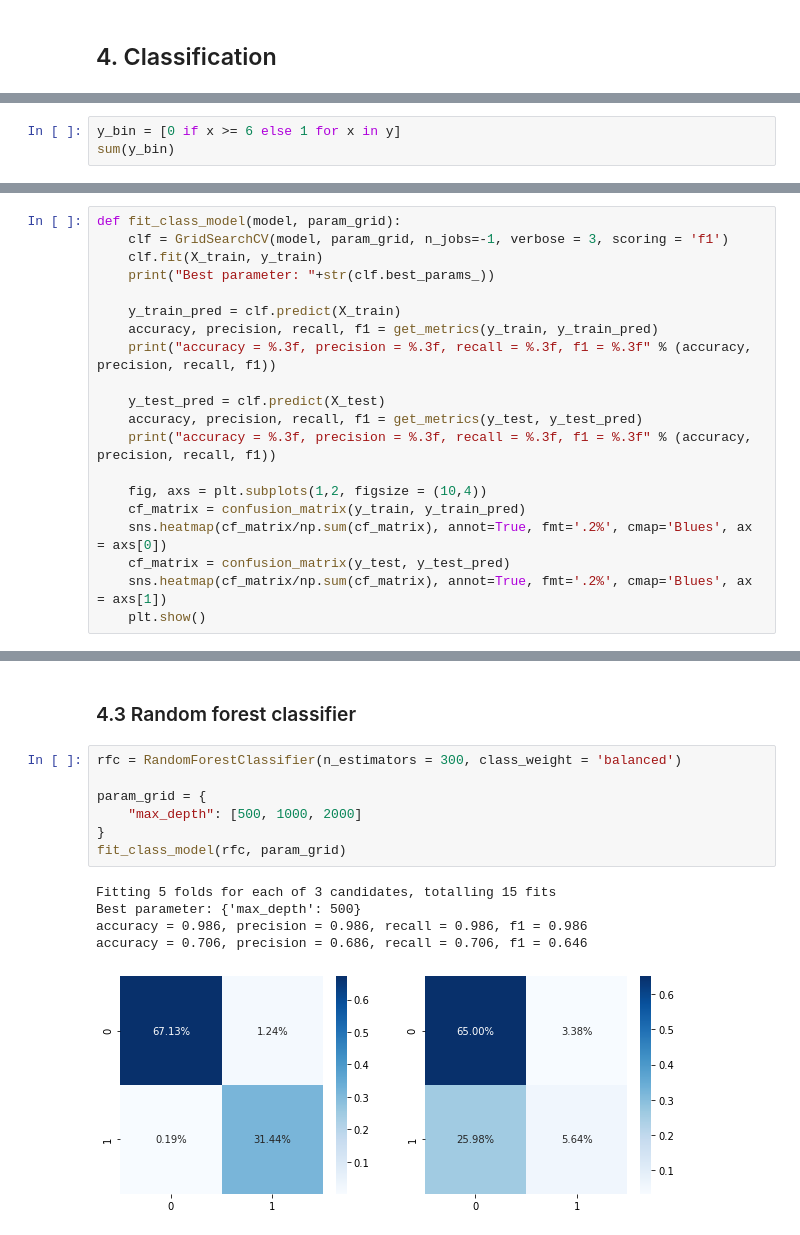
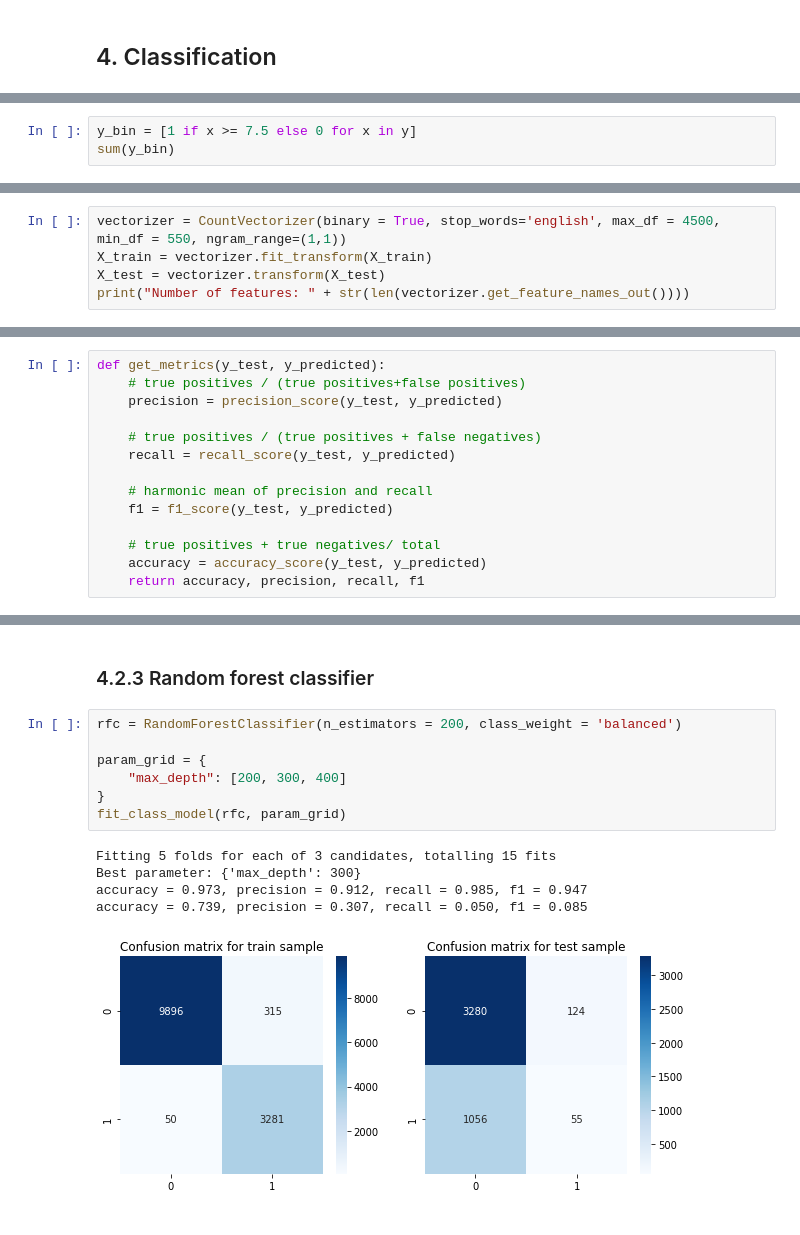
Before and after one commit to altynsai/movie_ratings, a Jupyter notebook: 2_classic_models.ipynb, the cells around one changed output, grey strips where cells are left out. Cells and saved outputs as stored; diff of their text form.

```diff
--- a/2_classic_models.ipynb
+++ b/2_classic_models.ipynb
@@ -111,4 +137,4 @@ print(get_metrics(y_test, y_test_pred))
 # %%
-y_bin = [0 if x >= 6 else 1 for x in y]
+y_bin = [1 if x >= 7.5 else 0 for x in y]
 sum(y_bin)
 # %% [output]
@@ -125,0 +154,5 @@ Test sample size: 4057
+# %%
+vectorizer = CountVectorizer(binary = True, stop_words='english', max_df = 4500, min_df = 550, ngram_range=(1,1))
+X_train = vectorizer.fit_transform(X_train)
+X_test = vectorizer.transform(X_test)
+print("Number of features: " + str(len(vectorizer.get_feature_names_out())))
@@ -125,0 +163,14 @@ Test sample size: 4057
+# %%
+def get_metrics(y_test, y_predicted):
+    # true positives / (true positives+false positives)
+    precision = precision_score(y_test, y_predicted)
+
+    # true positives / (true positives + false negatives)
+    recall = recall_score(y_test, y_predicted)
+
+    # harmonic mean of precision and recall
+    f1 = f1_score(y_test, y_predicted)
+
+    # true positives + true negatives/ total
+    accuracy = accuracy_score(y_test, y_predicted)
+    return accuracy, precision, recall, f1
@@ -150,20 +317,0 @@ def get_metrics(y_test, y_predicted):
-# %%
-def fit_class_model(model, param_grid):
-    clf = GridSearchCV(model, param_grid, n_jobs=-1, verbose = 3, scoring = 'f1')
-    clf.fit(X_train, y_train)
-    print("Best parameter: "+str(clf.best_params_))
-
-    y_train_pred = clf.predict(X_train)
-    accuracy, precision, recall, f1 = get_metrics(y_train, y_train_pred)
-    print("accuracy = %.3f, precision = %.3f, recall = %.3f, f1 = %.3f" % (accuracy, precision, recall, f1))
-
-    y_test_pred = clf.predict(X_test)
-    accuracy, precision, recall, f1 = get_metrics(y_test, y_test_pred)
-    print("accuracy = %.3f, precision = %.3f, recall = %.3f, f1 = %.3f" % (accuracy, precision, recall, f1))
-
-    fig, axs = plt.subplots(1,2, figsize = (10,4))
-    cf_matrix = confusion_matrix(y_train, y_train_pred)
-    sns.heatmap(cf_matrix/np.sum(cf_matrix), annot=True, fmt='.2%', cmap='Blues', ax = axs[0])
-    cf_matrix = confusion_matrix(y_test, y_test_pred)
-    sns.heatmap(cf_matrix/np.sum(cf_matrix), annot=True, fmt='.2%', cmap='Blues', ax = axs[1])
-    plt.show()
@@ -185,16 +349,16 @@ accuracy = 0.668, precision = 0.706, recall = 0.668, f1 = 0.678
 # %% [markdown]
-### 4.3 Random forest classifier
+### 4.2.3 Random forest classifier
 # %%
-rfc = RandomForestClassifier(n_estimators = 300, class_weight = 'balanced')
+rfc = RandomForestClassifier(n_estimators = 200, class_weight = 'balanced')
 
 param_grid = {
-    "max_depth": [500, 1000, 2000]
+    "max_depth": [200, 300, 400]
 }
 fit_class_model(rfc, param_grid)
 # %% [output]
 Fitting 5 folds for each of 3 candidates, totalling 15 fits
-Best parameter: {'max_depth': 500}
-accuracy = 0.986, precision = 0.986, recall = 0.986, f1 = 0.986
-accuracy = 0.706, precision = 0.686, recall = 0.706, f1 = 0.646
+Best parameter: {'max_depth': 300}
+accuracy = 0.973, precision = 0.912, recall = 0.985, f1 = 0.947
+accuracy = 0.739, precision = 0.307, recall = 0.050, f1 = 0.085
-[figure, old version]
+[figure, new version]
 # %% [markdown]
```
Also changed, not shown: parts of 69 cells of this notebook.
